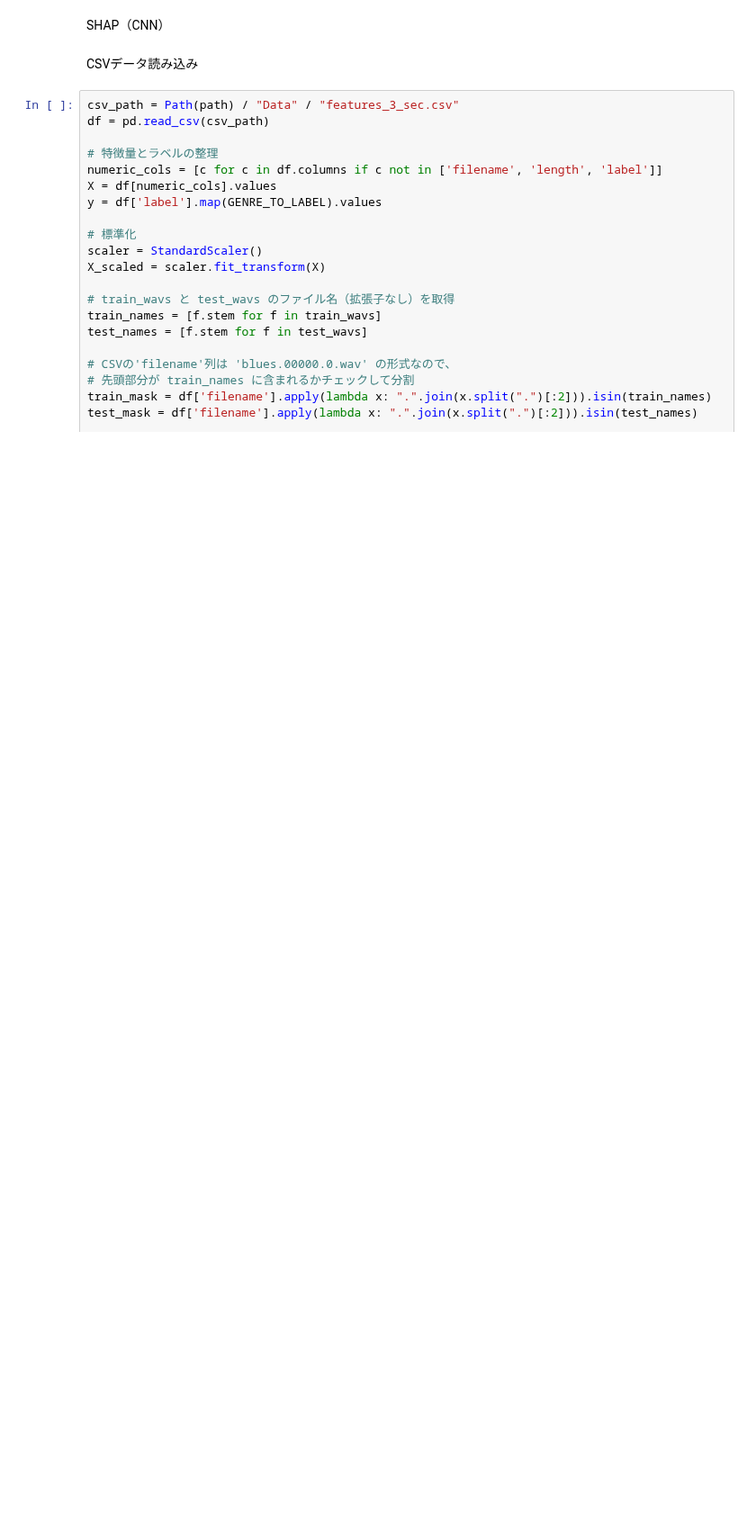
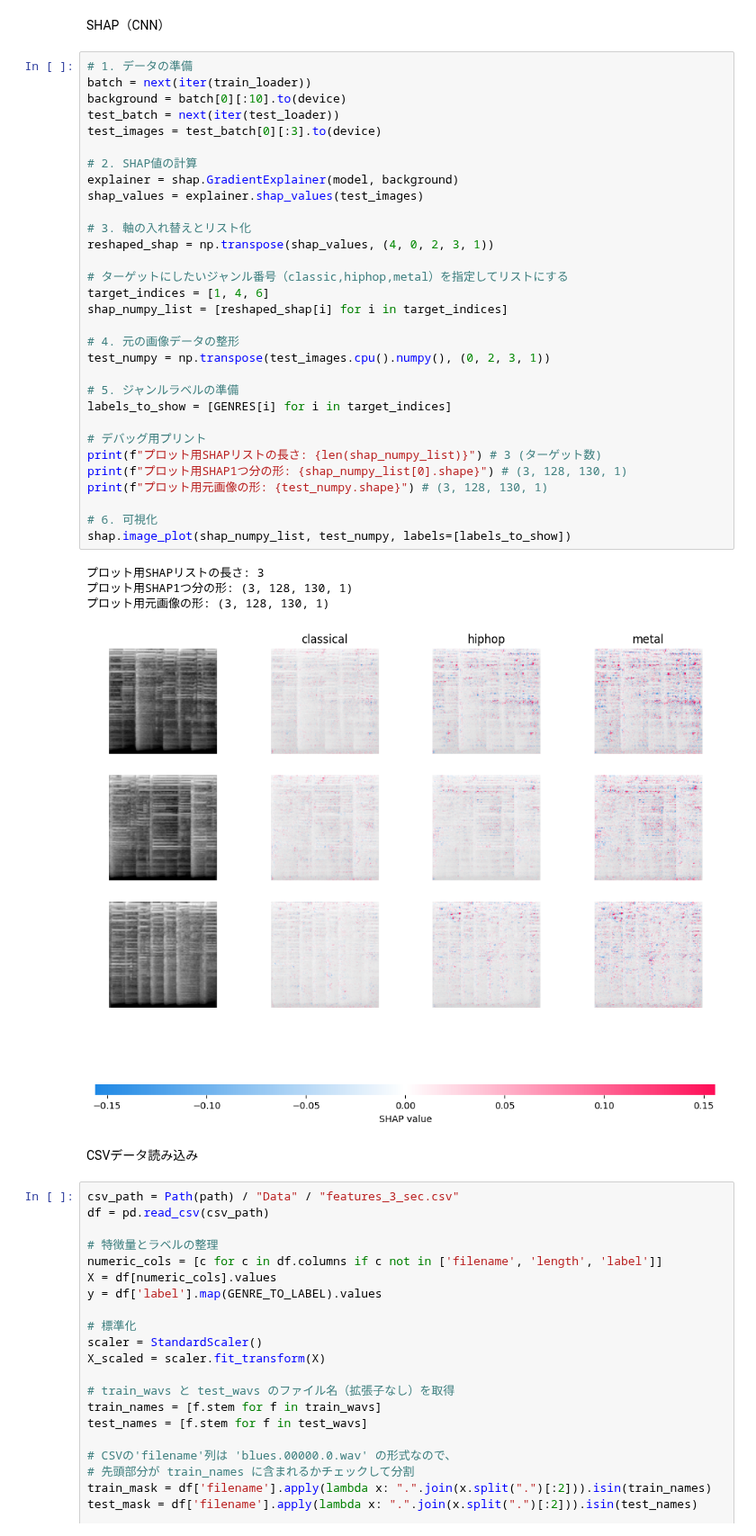
Before and after one commit to Satsuki-Kataoka/ai-diary-app, a Jupyter notebook: my_project.ipynb, the cells around one changed output. Shown at 90% size. Saved outputs shown, nothing was run; the diff lists cells and outputs as text; blank space fills up the shorter version.

```diff
--- a/my_project.ipynb
+++ b/my_project.ipynb
@@ -249,5 +279,41 @@ Epoch [30/30] - Loss: 1.4036 - Train Acc: 46.37% - Test Acc: 61.38%
 # %% [markdown]
 SHAP（CNN）
+# %%
+# 1. データの準備
+batch = next(iter(train_loader))
+background = batch[0][:10].to(device)
+test_batch = next(iter(test_loader))
+test_images = test_batch[0][:3].to(device)
+
+# 2. SHAP値の計算
+explainer = shap.GradientExplainer(model, background)
+shap_values = explainer.shap_values(test_images)
+
+# 3. 軸の入れ替えとリスト化
+reshaped_shap = np.transpose(shap_values, (4, 0, 2, 3, 1))
+
+# ターゲットにしたいジャンル番号（classic,hiphop,metal）を指定してリストにする
+target_indices = [1, 4, 6]
+shap_numpy_list = [reshaped_shap[i] for i in target_indices]
+
+# 4. 元の画像データの整形
+test_numpy = np.transpose(test_images.cpu().numpy(), (0, 2, 3, 1))
+
+# 5. ジャンルラベルの準備
+labels_to_show = [GENRES[i] for i in target_indices]
+
+# デバッグ用プリント
+print(f"プロット用SHAPリストの長さ: {len(shap_numpy_list)}") # 3 (ターゲット数)
+print(f"プロット用SHAP1つ分の形: {shap_numpy_list[0].shape}") # (3, 128, 130, 1)
+print(f"プロット用元画像の形: {test_numpy.shape}") # (3, 128, 130, 1)
+
+# 6. 可視化
+shap.image_plot(shap_numpy_list, test_numpy, labels=[labels_to_show])
+# %% [output]
+プロット用SHAPリストの長さ: 3
+プロット用SHAP1つ分の形: (3, 128, 130, 1)
+プロット用元画像の形: (3, 128, 130, 1)
+[figure, added]
 # %% [markdown]
 CSVデータ読み込み
 # %%
```
Also changed, not shown: parts of 3 cells of this notebook.
